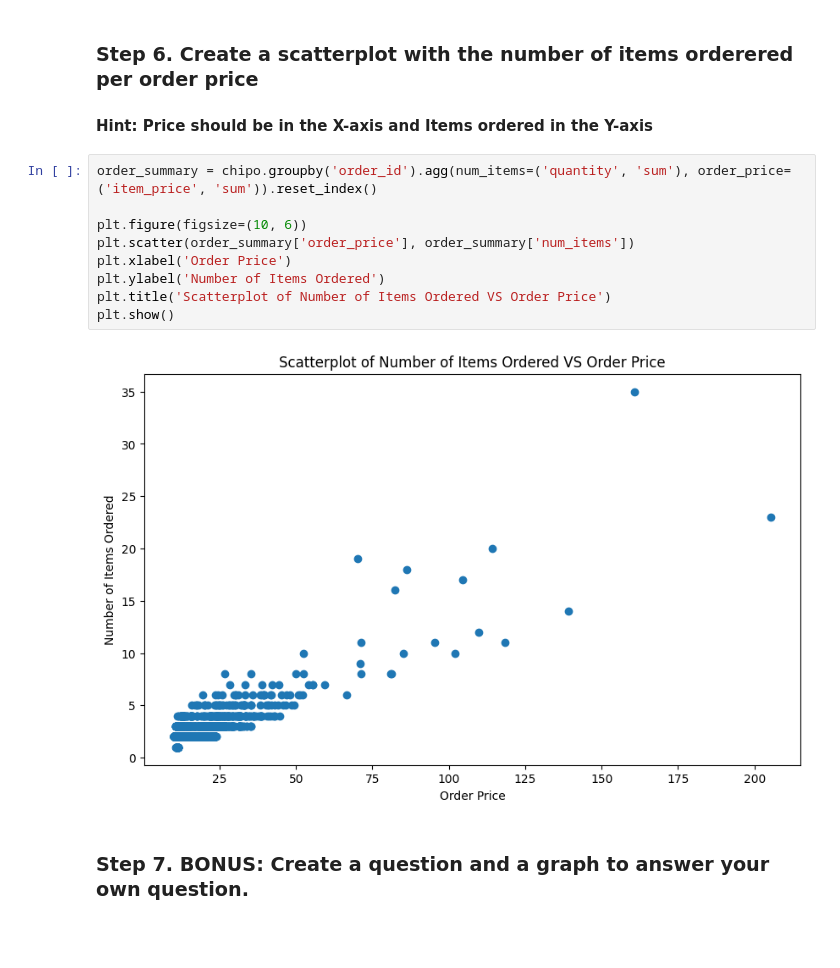
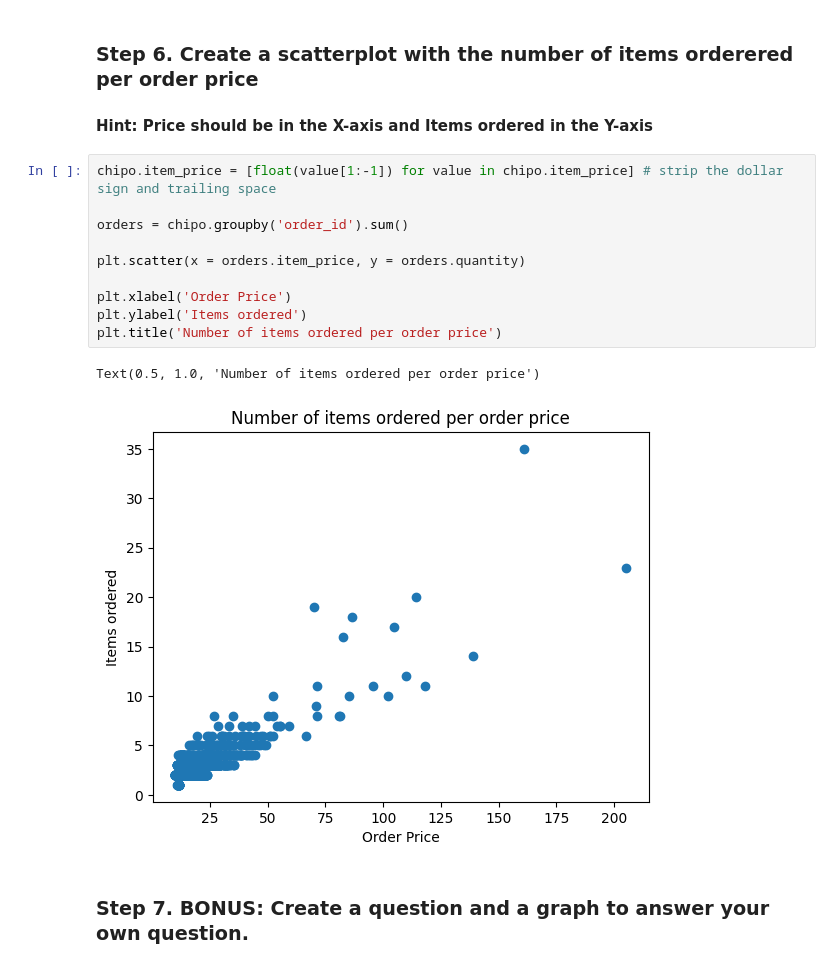
Before and after one commit to one-2730/ESAA-24-2, a Jupyter notebook: ESAA_YB_0920_Session_1.ipynb, the cells around one changed output. Cells and saved outputs as stored; diff of their text form; blank space fills up the shorter version.

```diff
--- a/ESAA_YB_0920_Session_1.ipynb
+++ b/ESAA_YB_0920_Session_1.ipynb
@@ -72,17 +65,19 @@ plt.bar(top_5_items.index, top_5_items.values)
 # %% [markdown]
 ### Step 6. Create a scatterplot with the number of items orderered per order price
 #### Hint: Price should be in the X-axis and Items ordered in the Y-axis
-# %%
-order_summary = chipo.groupby('order_id').agg(num_items=('quantity', 'sum'), order_price=('item_price', 'sum')).reset_index()
-
-plt.figure(figsize=(10, 6))
-plt.scatter(order_summary['order_price'], order_summary['num_items'])
-plt.xlabel('Order Price')
-plt.ylabel('Number of Items Ordered')
-plt.title('Scatterplot of Number of Items Ordered VS Order Price')
-plt.show()
-# %% [output]
-[figure, removed]
+# %%
+chipo.item_price = [float(value[1:-1]) for value in chipo.item_price] # strip the dollar sign and trailing space
+
+orders = chipo.groupby('order_id').sum()
+
+plt.scatter(x = orders.item_price, y = orders.quantity)
+
+plt.xlabel('Order Price')
+plt.ylabel('Items ordered')
+plt.title('Number of items ordered per order price')
+# %% [output]
+Text(0.5, 1.0, 'Number of items ordered per order price')
+[figure, added]
 # %% [markdown]
 ### Step 7. BONUS: Create a question and a graph to answer your own question.
 # %% [markdown]
```
Also changed, not shown: parts of 1 cell of this notebook.
